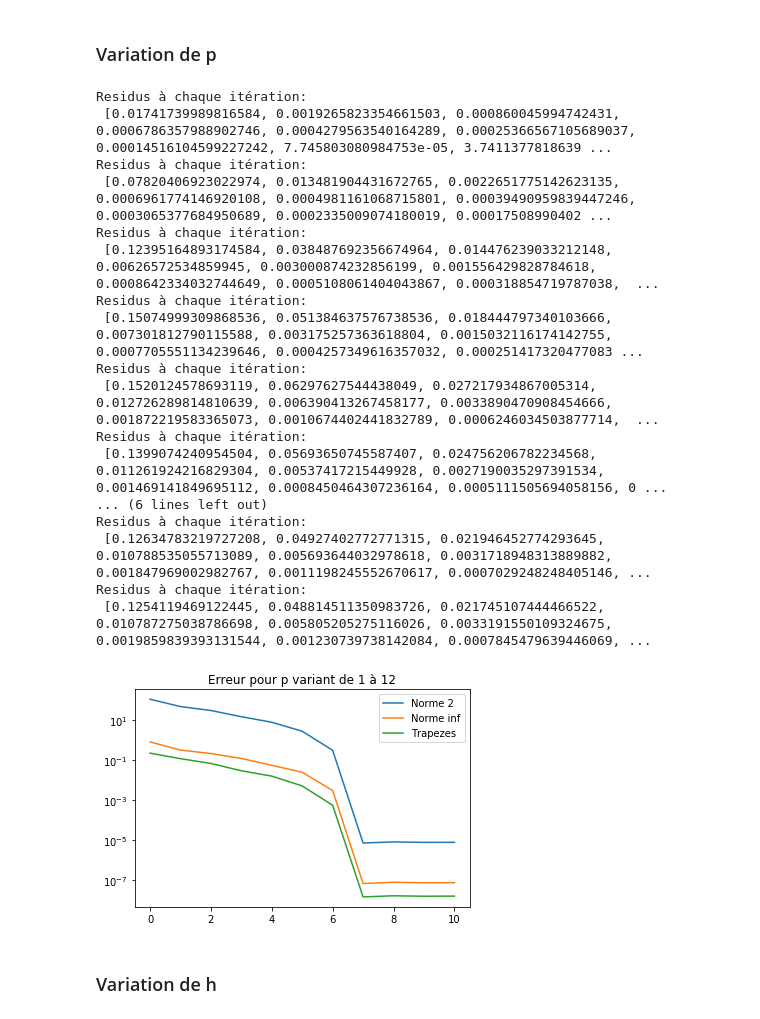
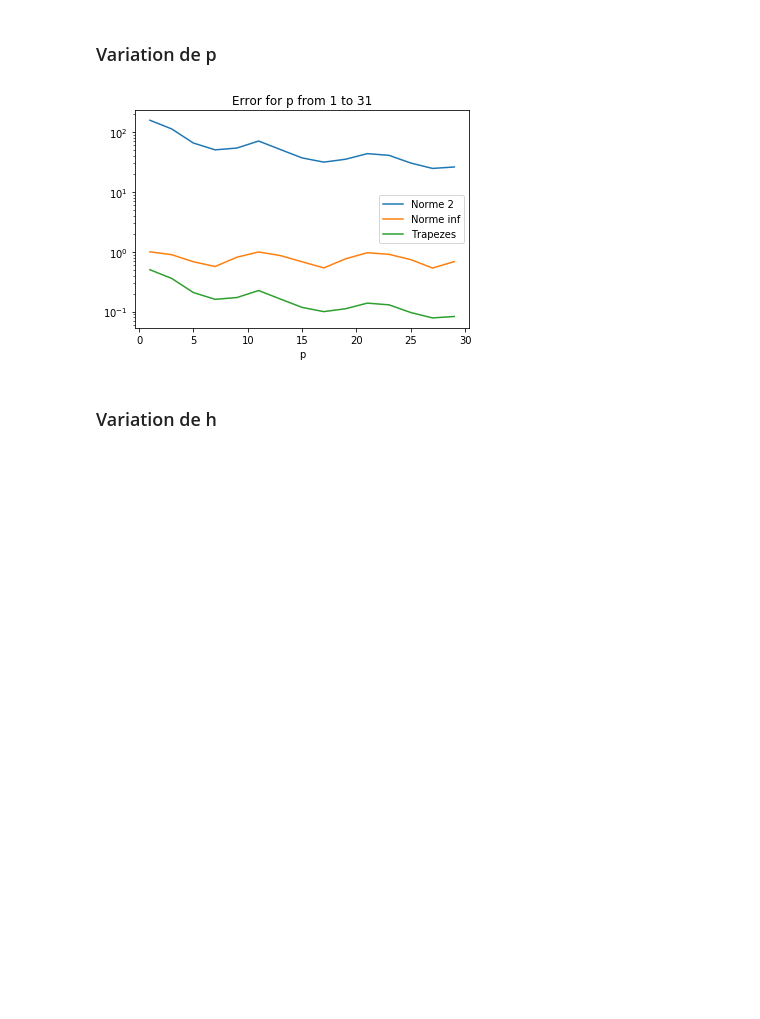
Before and after one commit to gerier/GestionDeProjet4A, a Jupyter notebook: Version Multi_Fichier/EtudeParametres.ipynb, the cells around one changed output. Saved outputs shown, nothing was run; the diff lists cells and outputs as text; code cells hidden in the pictures; blank space fills up the shorter version.

```diff
--- a/Version Multi_Fichier/EtudeParametres.ipynb
+++ b/Version Multi_Fichier/EtudeParametres.ipynb
@@ -40,46 +40,31 @@ def test_approx(p,f,h,epsilon,affichage=None,s=None,ResidusNewton=None):
 ### Variation de p
 # %%
 h = 1
-epsilon=0.001
-p = np.arange(1,12,1)
-Prod_poly_10_7_h = FT.Prod_poly_10_7_h
-name = str(Prod_poly_10_7_h).split(' ')[1]
+epsilon=0.1
+p = np.arange(1,31,2)
+#fct = FT.Prod_poly_10_7_h
+fct = FT.creneau_h
+name = str(fct).split(' ')[1]
 
 Err = np.zeros((3,len(p)))
 
 for i in range(len(p)):
-    px,fx,nb_iter = test_approx(p[i],Prod_poly_10_7_h,h,epsilon,0,0)
+    px,fx,nb_iter = test_approx(p[i],fct,h,epsilon,0,0)
     Err[0,i] = npl.norm(px-fx)
     Err[1,i] = npl.norm(px-fx,np.inf)
-    Err[2,i] = trapezes(px-fx)
+    Err[2,i] = trapezes(px-fx,h=h)
 
-plt.semilogy(Err[0,:],label="Norme 2")
-plt.semilogy(Err[1,:],label="Norme inf")
-plt.semilogy(Err[2,:],label="Trapezes")
+plt.semilogy(p,Err[0,:],label="Norme 2")
+plt.semilogy(p,Err[1,:],label="Norme inf")
+plt.semilogy(p,Err[2,:],label="Trapezes")
+plt.xlabel("p")
 plt.legend()
-plt.title("Erreur pour p variant de 1 à 12")
-plt.savefig("./Images/EtudesParamOpe/Parametres/variationP/eps/"+name+", h = "+str(h)+", epsilon = "+str(epsilon)+".eps", format='eps')
+plt.title("Error for p from 1 to 31")
+plt.savefig("./Images/EtudesParamOpe/Parametres/variationP/eps/"+name+"-h"+str(h)+"-epsilon"+str(epsilon)+".eps", format='eps')
 plt.savefig("./Images/EtudesParamOpe/Parametres/variationP/png/"+name+", h = "+str(h)+", epsilon = "+str(epsilon)+".png", format='png')
 plt.show()
 # %% [output]
-Residus à chaque itération:
- [0.01741739989816584, 0.0019265823354661503, 0.000860045994742431, 0.0006786357988902746, 0.0004279563540164289, 0.00025366567105689037, 0.00014516104599227242, 7.745803080984753e-05, 3.7411377818639 ...
-Residus à chaque itération:
- [0.07820406923022974, 0.013481904431672765, 0.0022651775142623135, 0.0006961774146920108, 0.0004981161068715801, 0.00039490959839447246, 0.0003065377684950689, 0.0002335009074180019, 0.00017508990402 ...
-Residus à chaque itération:
- [0.12395164893174584, 0.038487692356674964, 0.014476239033212148, 0.00626572534859945, 0.003000874232856199, 0.001556429828784618, 0.0008642334032744649, 0.0005108061404043867, 0.000318854719787038,  ...
-Residus à chaque itération:
- [0.15074999309868536, 0.051384637576738536, 0.018444797340103666, 0.007301812790115588, 0.003175257363618804, 0.0015032116174142755, 0.0007705551134239646, 0.0004257349616357032, 0.000251417320477083 ...
-Residus à chaque itération:
- [0.1520124578693119, 0.06297627544438049, 0.027217934867005314, 0.012726289814810639, 0.006390413267458177, 0.0033890470908454666, 0.001872219583365073, 0.0010674402441832789, 0.0006246034503877714,  ...
-Residus à chaque itération:
- [0.1399074240954504, 0.05693650745587407, 0.024756206782234568, 0.011261924216829304, 0.00537417215449928, 0.0027190035297391534, 0.001469141849695112, 0.0008450464307236164, 0.0005111505694058156, 0 ...
-... (6 lines left out)
-Residus à chaque itération:
- [0.12634783219727208, 0.04927402772771315, 0.021946452774293645, 0.010788535055713089, 0.005693644032978618, 0.0031718948313889882, 0.001847969002982767, 0.0011198245552670617, 0.0007029248248405146, ...
-Residus à chaque itération:
- [0.1254119469122445, 0.048814511350983726, 0.021745107444466522, 0.010787275038786698, 0.005805205275116026, 0.0033191550109324675, 0.0019859839393131544, 0.001230739738142084, 0.0007845479639446069, ...
-[figure, old version]
+[figure, new version]
 # %% [markdown]
 ### Variation de h
 # %%
```
Also changed, not shown: parts of 18 cells of this notebook, 7 other files.
